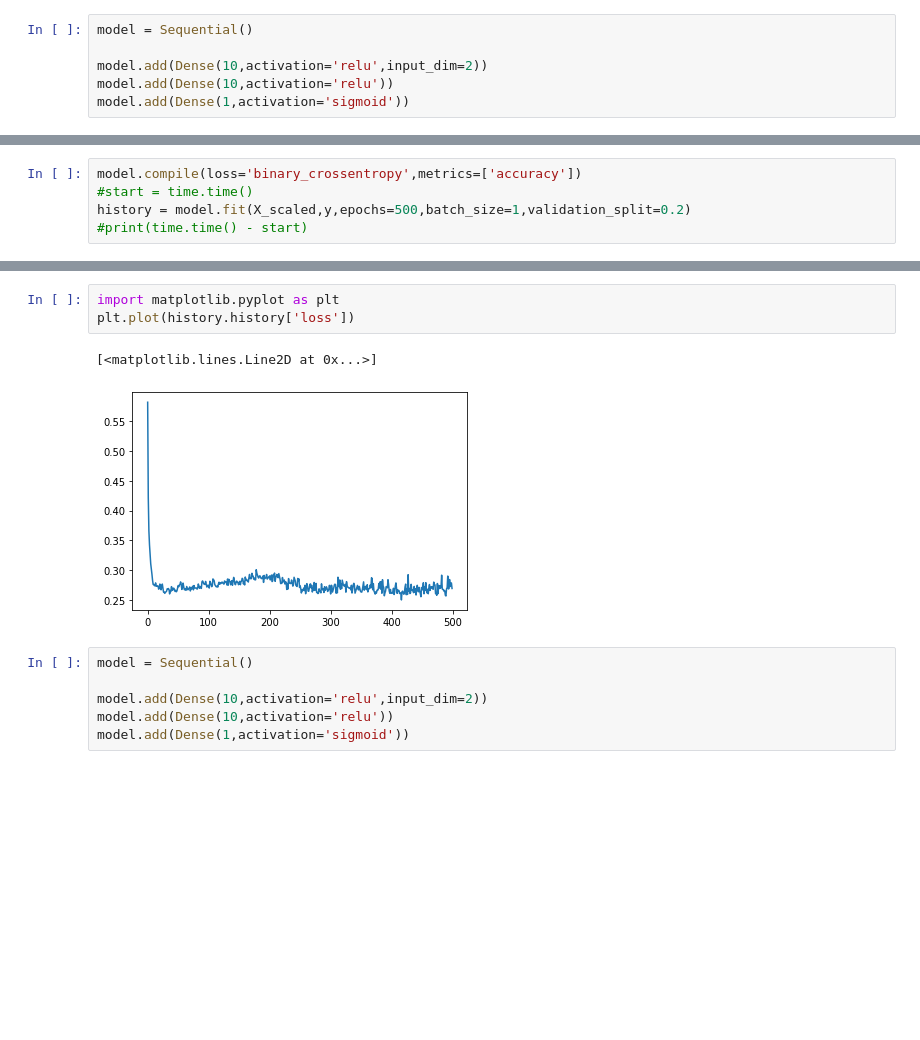
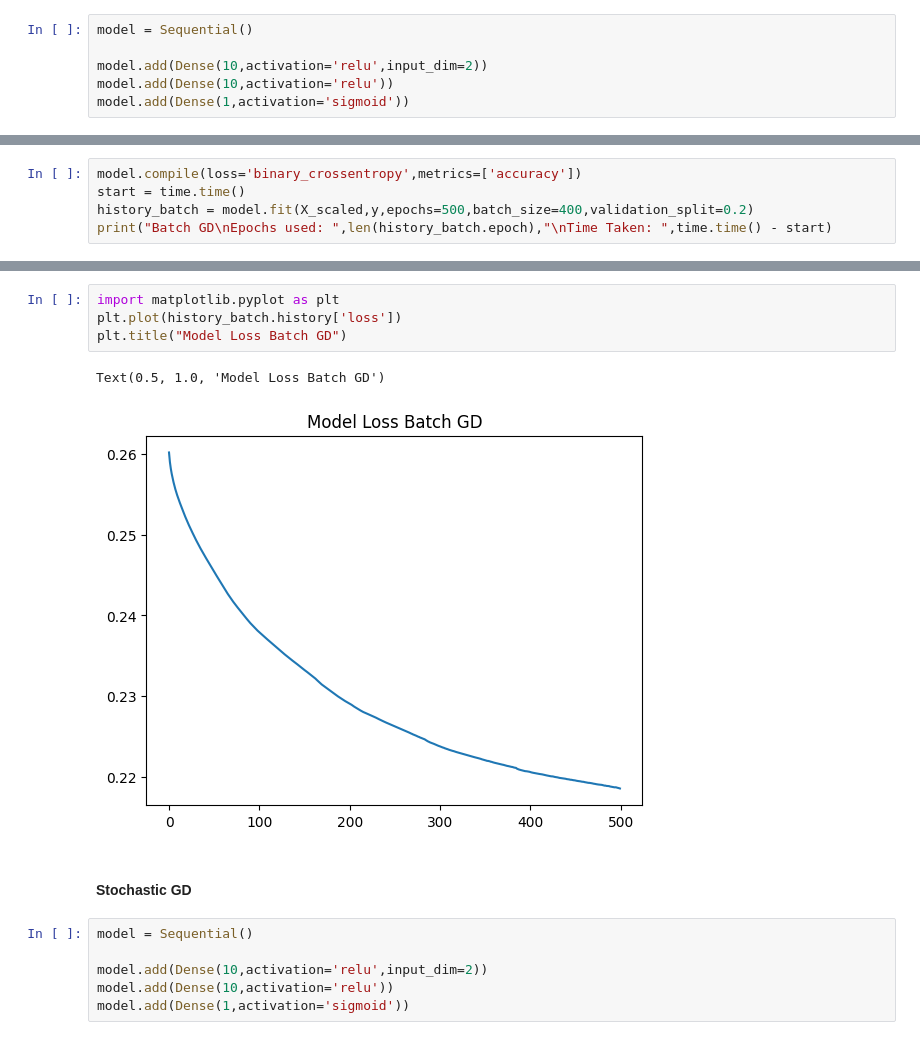
Before and after one commit to prakhara56/Deep-Learning-, a Jupyter notebook: Batch_vs_stochastic_GD.ipynb, the cells around one changed output, grey strips where cells are left out. Saved outputs shown, nothing was run; the diff lists cells and outputs as text; blank space fills up the shorter version.

Commit message:
update batch

```diff
--- a/Batch_vs_stochastic_GD.ipynb
+++ b/Batch_vs_stochastic_GD.ipynb
@@ -100,7 +108,7 @@ _________________________________________________________________
 # %%
 model.compile(loss='binary_crossentropy',metrics=['accuracy'])
-#start = time.time()
-history = model.fit(X_scaled,y,epochs=500,batch_size=1,validation_split=0.2)
-#print(time.time() - start)
+start = time.time()
+history_batch = model.fit(X_scaled,y,epochs=500,batch_size=400,validation_split=0.2)
+print("Batch GD\nEpochs used: ",len(history_batch.epoch),"\nTime Taken: ",time.time() - start)
 # %% [output]
 Epoch 1/500
@@ -123,9 +131,12 @@ Epoch 500/500
 # %%
 import matplotlib.pyplot as plt
-plt.plot(history.history['loss'])
+plt.plot(history_batch.history['loss'])
+plt.title("Model Loss Batch GD")
 # %% [output]
-[<matplotlib.lines.Line2D at 0x...>]
+Text(0.5, 1.0, 'Model Loss Batch GD')
-[figure, old version]
+[figure, new version]
+# %% [markdown]
+#### Stochastic GD
 # %%
 model = Sequential()
 
```
Also changed, not shown: parts of 7 cells of this notebook.
